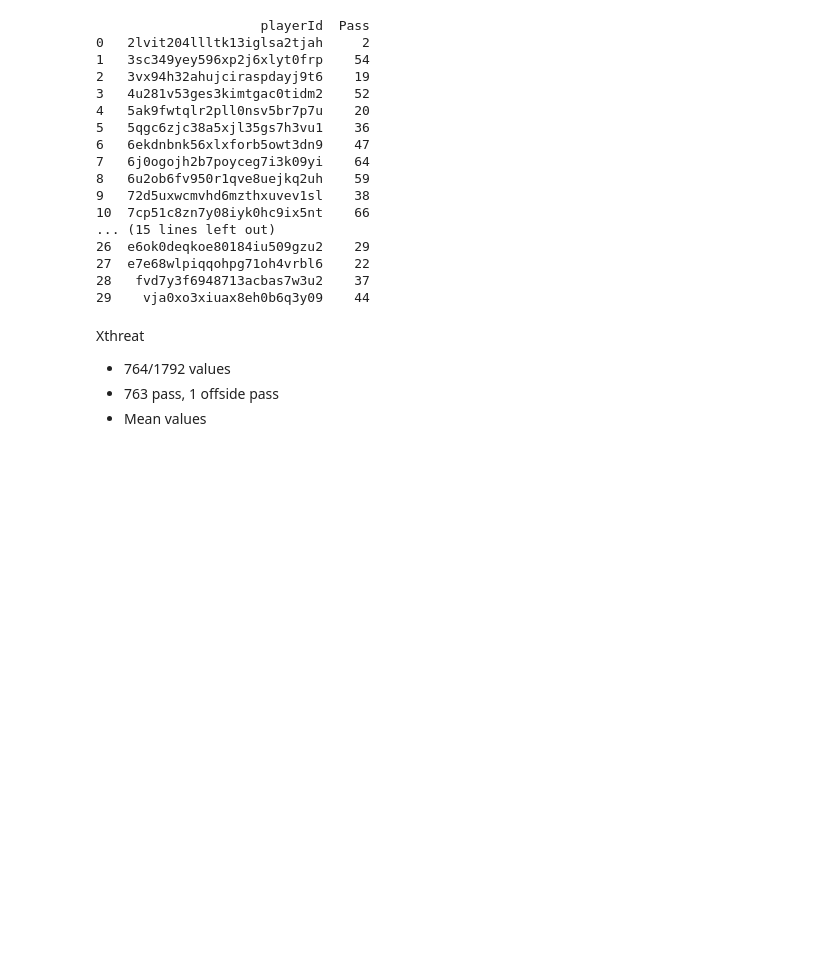
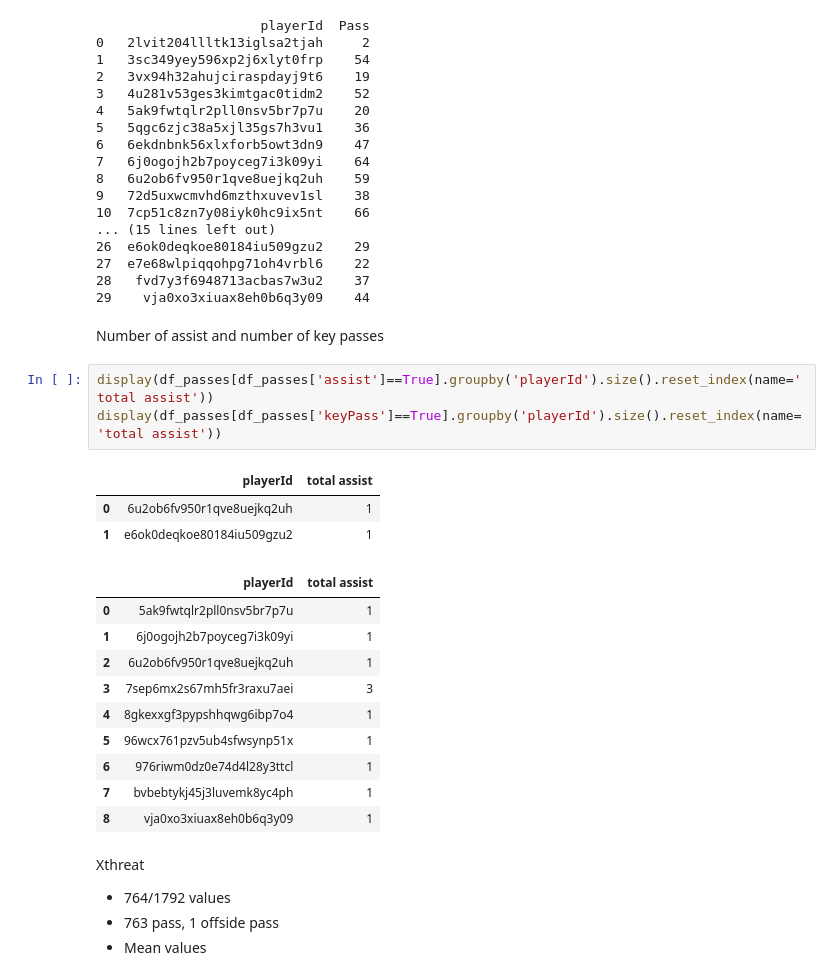
Before and after one commit to GabrielGausachs/OptaChallenge_Clustering_Player_Styles, a Jupyter notebook: utils/metrics.ipynb, the cells around one changed output. Drawn from its saved outputs; the diff is of its cells as text; blank space fills up the shorter version.

```diff
--- a/utils/metrics.ipynb
+++ b/utils/metrics.ipynb
@@ -215,6 +215,25 @@ print(df)
 27  e7e68wlpiqqohpg71oh4vrbl6    22
 28   fvd7y3f6948713acbas7w3u2    37
 29    vja0xo3xiuax8eh0b6q3y09    44
+# %% [markdown]
+Number of assist and number of key passes
+# %%
+display(df_passes[df_passes['assist']==True].groupby('playerId').size().reset_index(name='total assist'))
+display(df_passes[df_passes['keyPass']==True].groupby('playerId').size().reset_index(name='total assist'))
+# %% [output]
+|  | playerId | total assist |
+| 0 | 6u2ob6fv950r1qve8uejkq2uh | 1 |
+| 1 | e6ok0deqkoe80184iu509gzu2 | 1 |
+|  | playerId | total assist |
+| 0 | 5ak9fwtqlr2pll0nsv5br7p7u | 1 |
+| 1 | 6j0ogojh2b7poyceg7i3k09yi | 1 |
+| 2 | 6u2ob6fv950r1qve8uejkq2uh | 1 |
+| 3 | 7sep6mx2s67mh5fr3raxu7aei | 3 |
+| 4 | 8gkexxgf3pypshhqwg6ibp7o4 | 1 |
+| 5 | 96wcx761pzv5ub4sfwsynp51x | 1 |
+| 6 | 976riwm0dz0e74d4l28y3ttcl | 1 |
+| 7 | bvbebtykj45j3luvemk8yc4ph | 1 |
+| 8 | vja0xo3xiuax8eh0b6q3y09 | 1 |
 # %% [markdown]
 Xthreat
 
```
Also changed, not shown: parts of 10 cells of this notebook, 1 other file.
